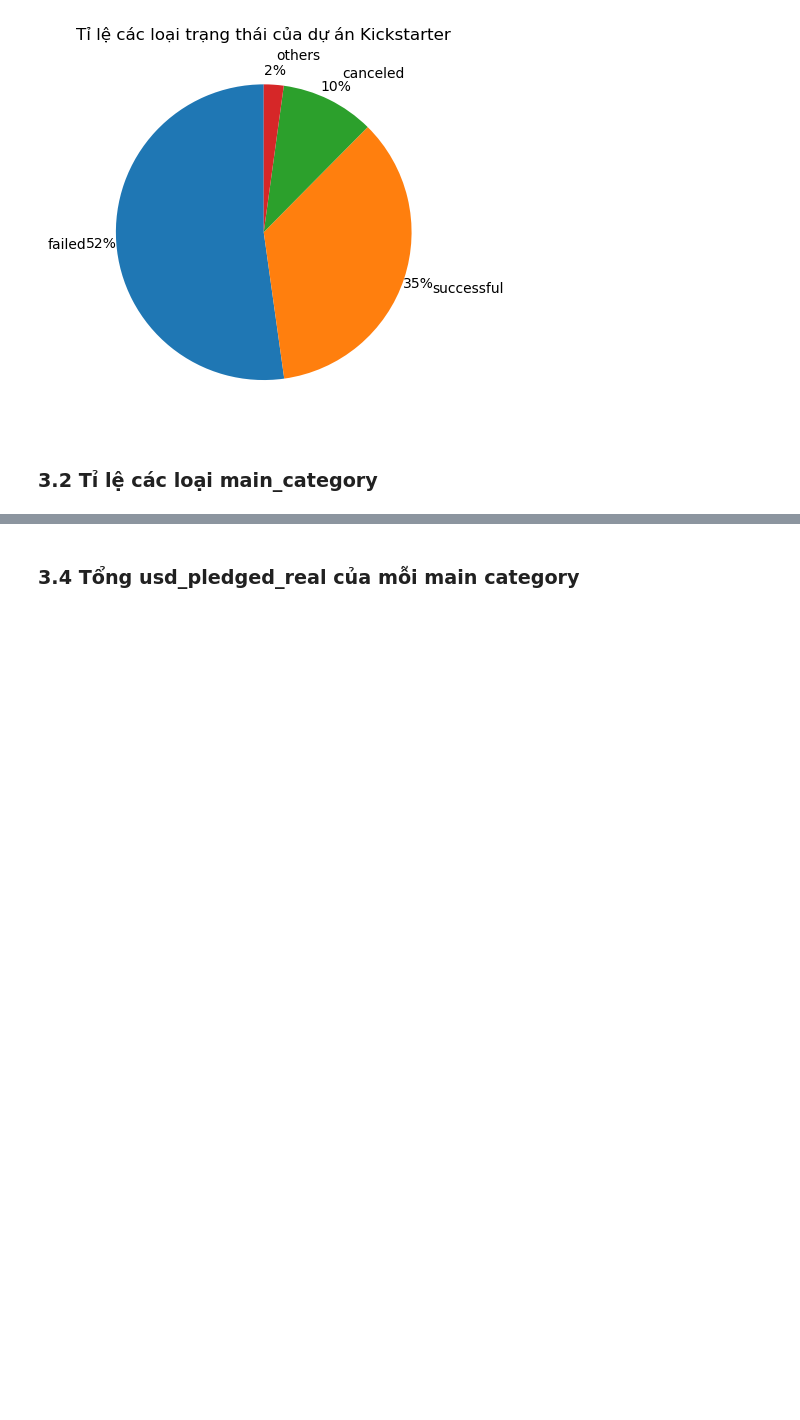
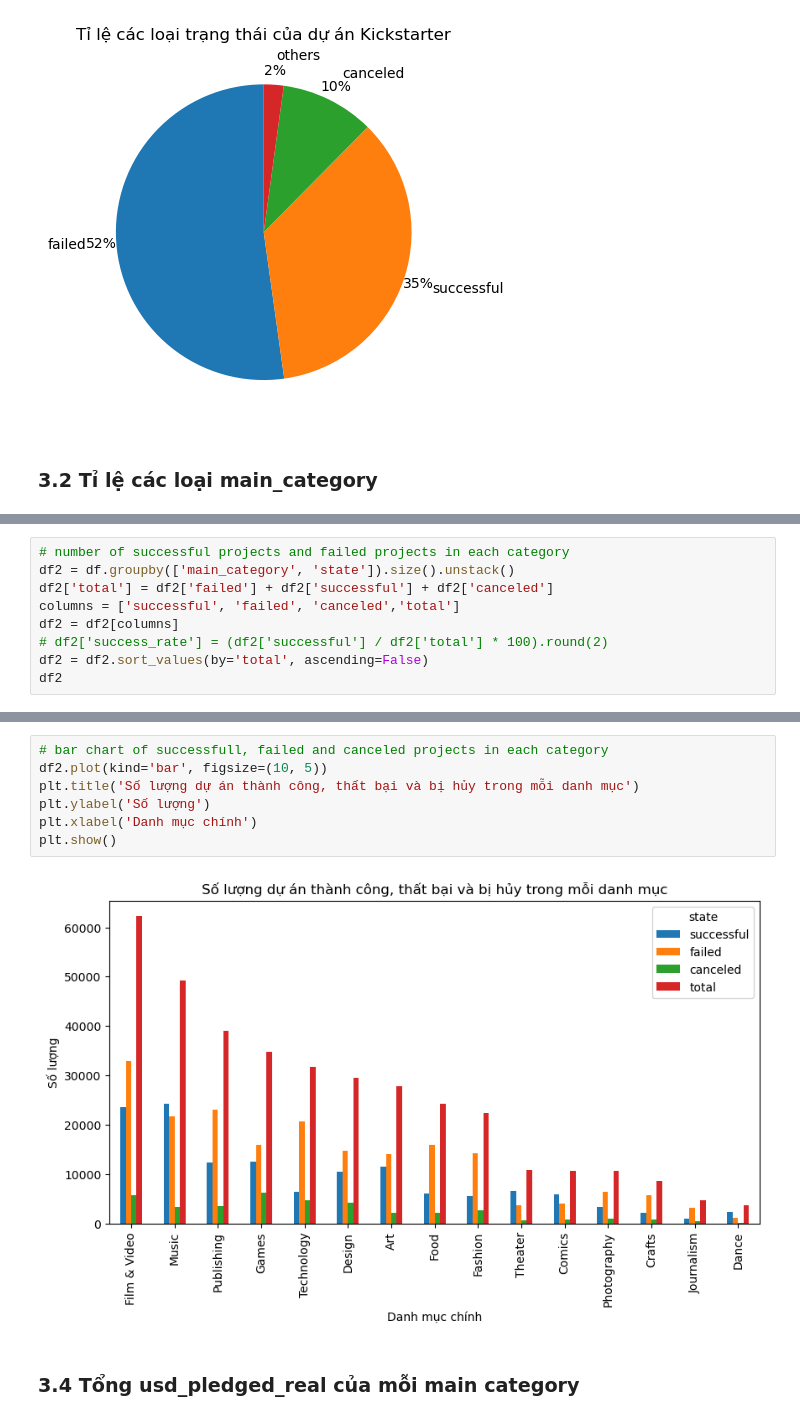
Before and after one commit to DucPhu2308/KickstarterProject_EDA_ML, a Jupyter notebook: KickstarterProject_ML.ipynb, the cells around one changed output, grey strips where cells are left out. Drawn from its saved outputs; the diff is of its cells as text; blank space fills up the shorter version.

```diff
--- a/KickstarterProject_ML.ipynb
+++ b/KickstarterProject_ML.ipynb
@@ -110,0 +160,9 @@ output
+# %%
+# number of successful projects and failed projects in each category
+df2 = df.groupby(['main_category', 'state']).size().unstack()
+df2['total'] = df2['failed'] + df2['successful'] + df2['canceled']
+columns = ['successful', 'failed', 'canceled','total']
+df2 = df2[columns]
+# df2['success_rate'] = (df2['successful'] / df2['total'] * 100).round(2)
+df2 = df2.sort_values(by='total', ascending=False)
+df2
@@ -111,2 +187,11 @@ output
+# %%
+# bar chart of successfull, failed and canceled projects in each category
+df2.plot(kind='bar', figsize=(10, 5))
+plt.title('Số lượng dự án thành công, thất bại và bị hủy trong mỗi danh mục')
+plt.ylabel('Số lượng')
+plt.xlabel('Danh mục chính')
+plt.show()
+# %% [output]
+[figure, added]
 # %% [markdown]
 ### 3.4 Tổng usd_pledged_real của mỗi main category
```
Also changed, not shown: parts of 7 cells of this notebook.
